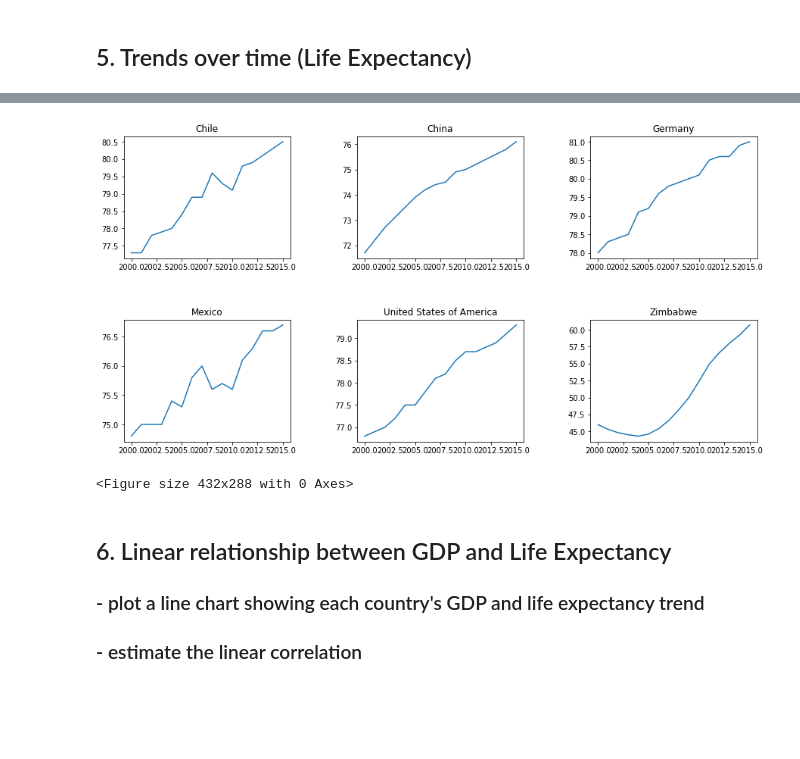
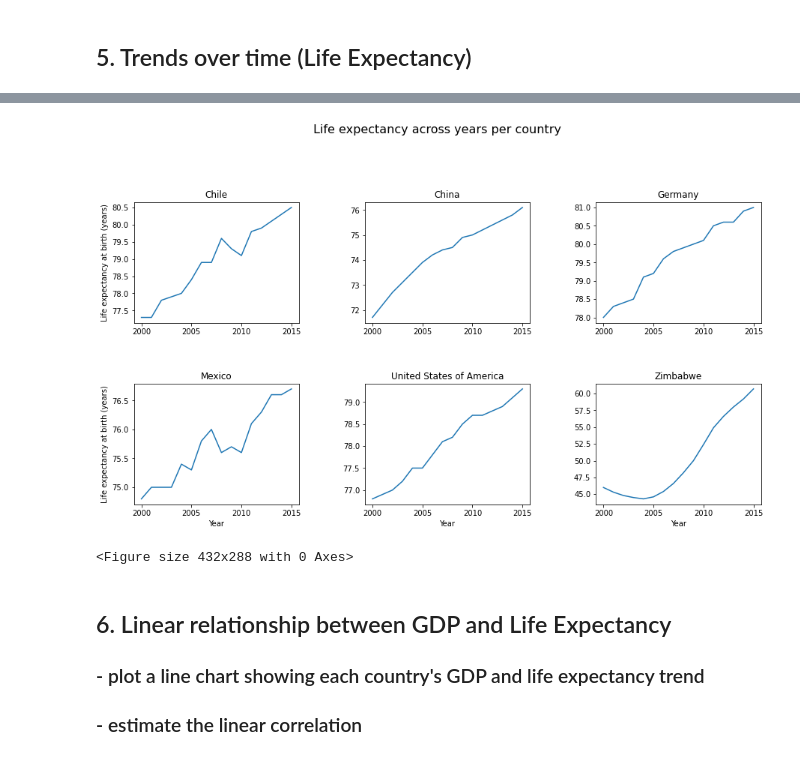
Before and after one commit to R0go/GDP_Life_Expectancy, a Jupyter notebook: life_expectancy_gdp.ipynb, the cells around one changed output, grey strips where cells are left out. Drawn from its saved outputs; the diff is of its cells as text; code cells hidden in the pictures; blank space fills up the shorter version.

```diff
--- a/life_expectancy_gdp.ipynb
+++ b/life_expectancy_gdp.ipynb
@@ -168,23 +173,24 @@ plt.clf()
 # %%
-plt.figure(figsize=[15,8])
+fig, ax = plt.subplots(figsize=(15,8))
+fig.suptitle('Life expectancy across years per country', size=16)
 counter = 0
 for i in data_file.Country.unique():
     counter += 1
-    plt.subplot(2,3,counter)
+    ax = plt.subplot(2,3,counter)
     yvalues= data_file['Life'][data_file['Country']==i]
     xvalues= data_file['Year'][data_file['Country']==i]
     plt.plot(xvalues, yvalues)
     plt.title(i)
-# plt.legend(data_file.Country.unique(), bbox_to_anchor=(1.05, 1),loc='upper left', borderaxespad=0.)
-# plt.axis([1999,2016,-1000,19000])
-# plt.title("GDP across years")
-# plt.xlabel('Year')
-# plt.ylabel('GDP (in billions)')
+    ax.set_xticks([2000,2005,2010,2015])
+    if counter in (1, 4):
+        plt.ylabel('Life expectancy at birth (years)')
+    if counter in (4, 5, 6):
+        plt.xlabel('Year')
 plt.subplots_adjust(hspace = 0.5, wspace = 0.4, bottom = 0.1, top = 0.8)
 plt.show()
 plt.clf()
 # %% [output]
-[figure, old version]
+[figure, new version]
 <Figure size 432x288 with 0 Axes>
 # %% [markdown]
 ## 6. Linear relationship between GDP and Life Expectancy
```
Also changed, not shown: parts of 3 cells of this notebook.
